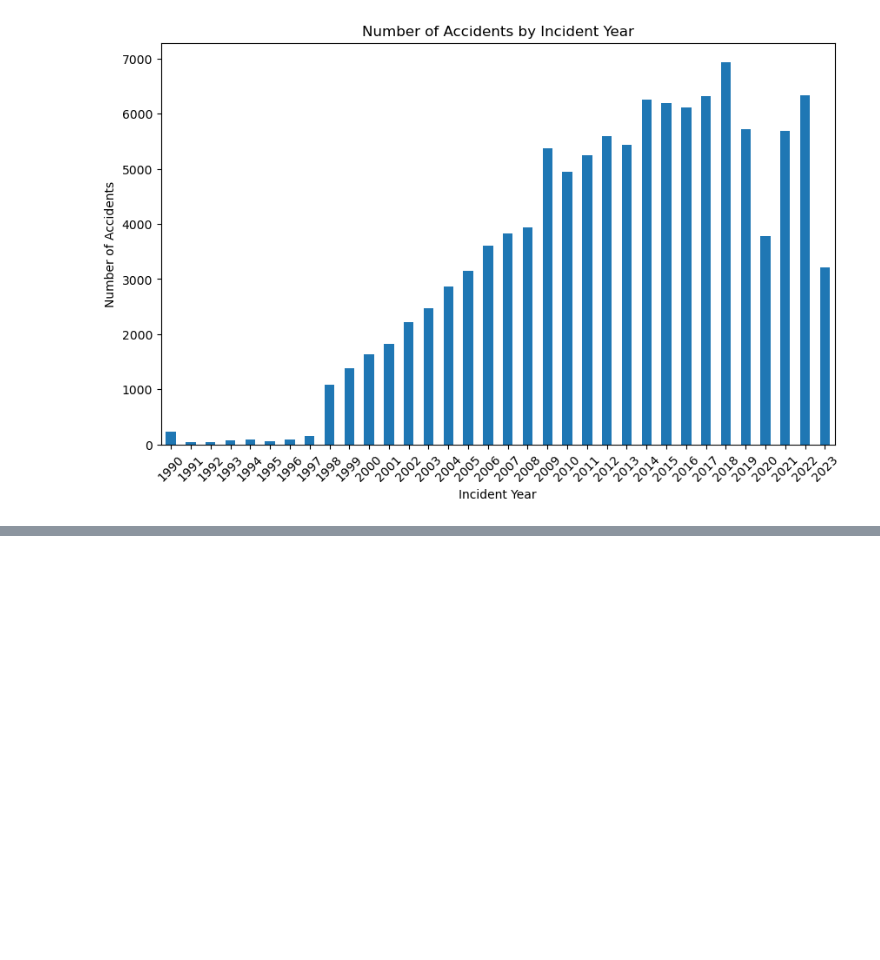
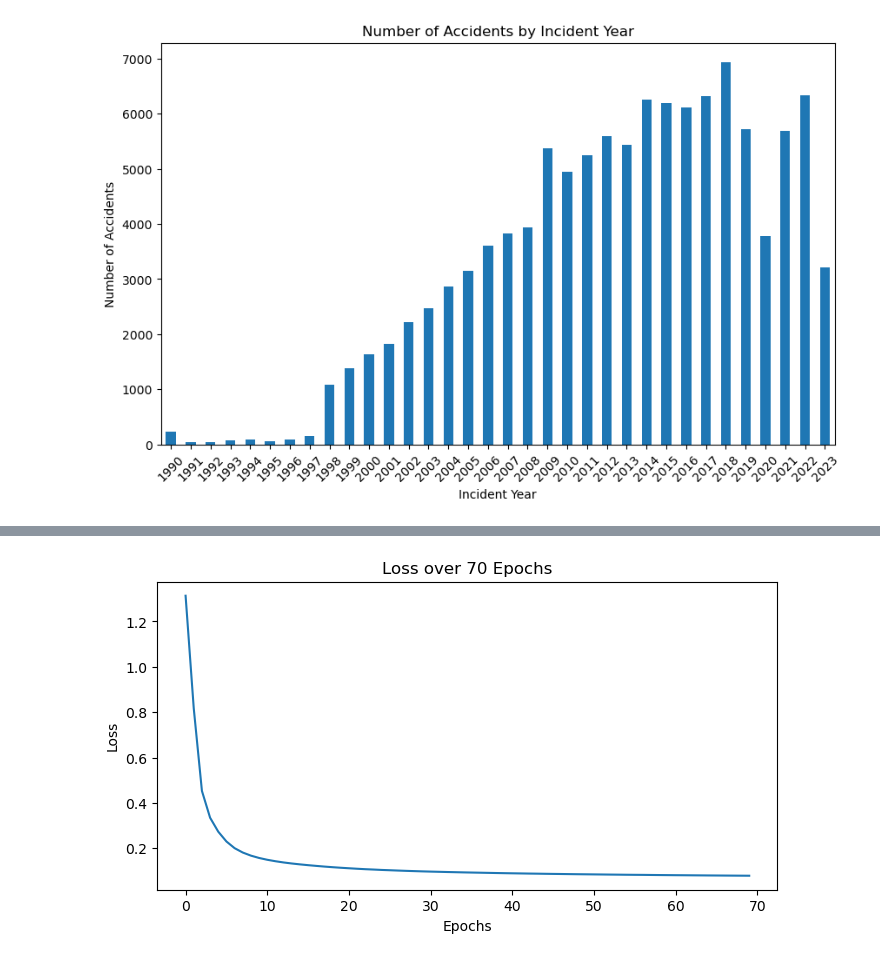
Before and after one commit to thejameszhang/cmsc320-project, a Jupyter notebook: eda.ipynb, the cells around one changed output, grey strips where cells are left out. Cells and saved outputs as stored; diff of their text form; code cells hidden in the pictures; blank space fills up the shorter version.

```diff
--- a/eda.ipynb
+++ b/eda.ipynb
@@ -197,0 +238,11 @@ Note that there was a steady increase in airplane wildlife crashes in the past 3
+# %%
+def cost_helper(cost) -> float:
+    if pd.isnull(cost):
+        return 0.0
+    if isinstance(cost, float):
+        return cost
+    if isinstance(cost, str):
+        return float(cost.replace(',', ''))
+
+df["COST_REPAIRS_INFL_ADJ"] = df["COST_REPAIRS_INFL_ADJ"].apply(cost_helper)
+df.groupby("DAMAGE_LEVEL")["COST_REPAIRS_INFL_ADJ"].mean()
@@ -197,0 +372,21 @@ Note that there was a steady increase in airplane wildlife crashes in the past 3
+# %%
+model = NN()
+loss_function = nn.MSELoss()
+optimizer = optim.Adam(model.parameters(), lr=LR)
+train_loss = []
+
+for epoch in range(EPOCHS):
+    model.train()
+    train_loss_per_epoch = []
+    for idx, (x, y) in enumerate(train_dataloader):
+        optimizer.zero_grad()
+        yhat = model.forward(x)
+        loss = F.nll_loss(yhat, y)
+        loss.backward()
+        optimizer.step()
+        train_loss_per_epoch.append(loss.item())
+
+    train_loss.append(np.mean(train_loss_per_epoch))
+
+    if epoch % 5 == 0:
+        print(f"Epoch: {epoch}, Train Loss: {np.mean(train_loss)}")
@@ -197,0 +408,9 @@ Note that there was a steady increase in airplane wildlife crashes in the past 3
+# %%
+plt.figure(figsize=(8,4))
+plt.plot(train_loss)
+plt.xlabel("Epochs")
+plt.ylabel("Loss")
+plt.title(f"Loss over {EPOCHS} Epochs")
+plt.show()
+# %% [output]
+[figure, added]
```
Also changed, not shown: parts of 24 cells of this notebook.
